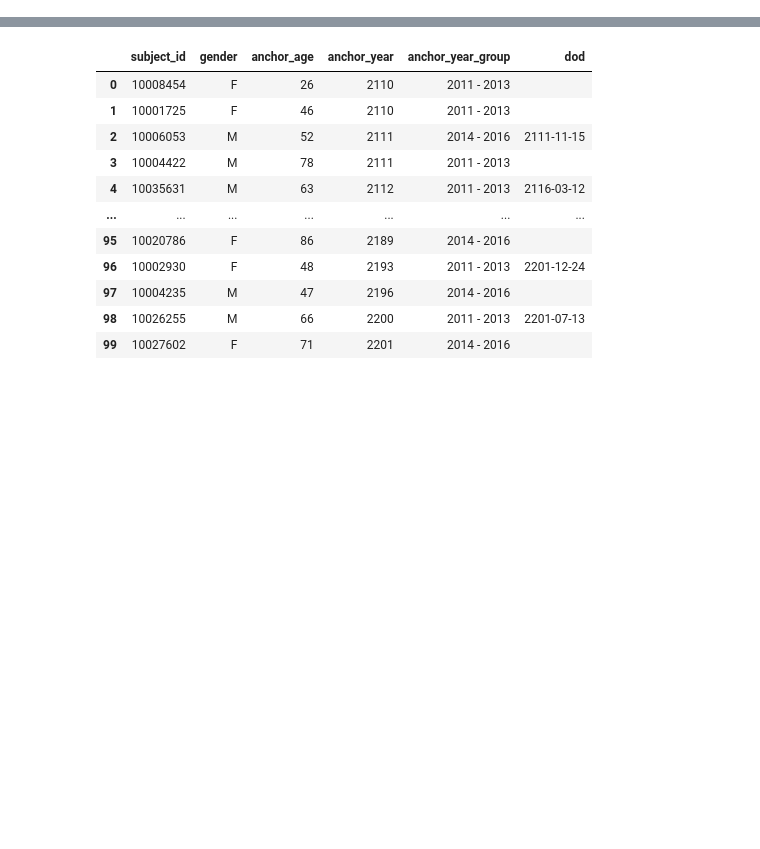
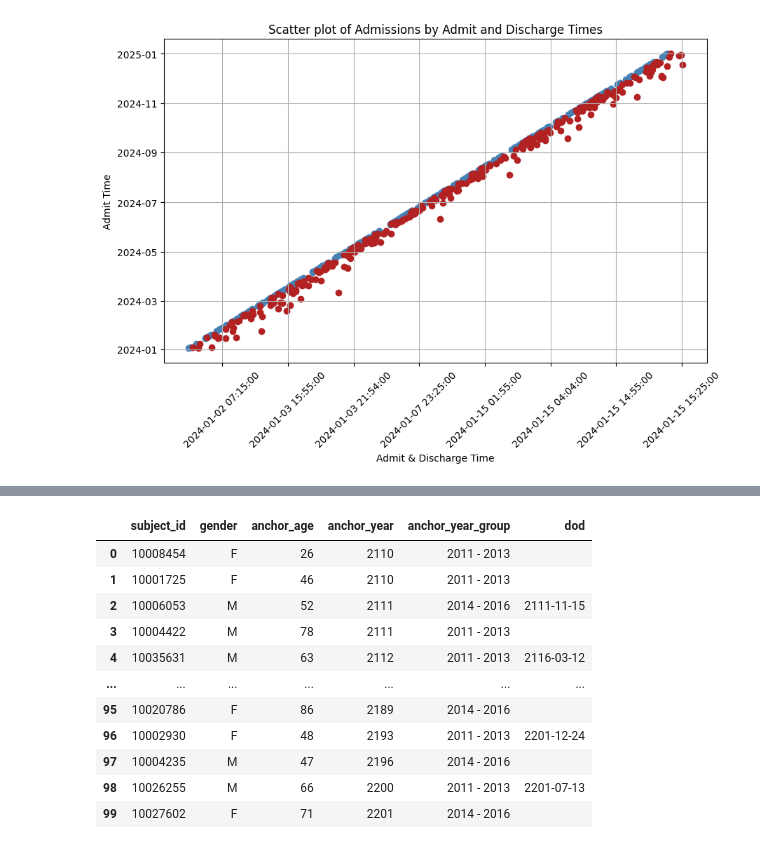
Before and after one commit to kkkarnav/MIMIC, a Jupyter notebook: 1_data_creation.ipynb, the cells around one changed output, grey strips where cells are left out. Saved outputs shown, nothing was run; the diff lists cells and outputs as text; code cells hidden in the pictures; blank space fills up the shorter version.

Commit message:
feat: duration of stay

```diff
--- a/1_data_creation.ipynb
+++ b/1_data_creation.ipynb
@@ -26,0 +30,7 @@ df
+# %%
+df = df.sort_values(by=["admittime"]).reset_index(drop=True)
+df['admittime'] = df['admittime'].apply(lambda x: pd.to_datetime(x).replace(year=2024))
+df['dischtime'] = df['dischtime'].apply(lambda x: pd.to_datetime(x).replace(year=2024))
+df['dischtime'] = df.apply(lambda row: pd.to_datetime(row['dischtime']).replace(year=2025) if row['dischtime'].month < row['admittime'].month else row['dischtime'], axis=1)
+df["duration_of_stay"] = pd.to_datetime(df["dischtime"]) - pd.to_datetime(df["admittime"])
+df
@@ -26,0 +51,16 @@ df
+# %%
+plt.figure(figsize=(10, 6))
+plt.scatter(pd.to_datetime(df.loc[:, 'admittime']), df.loc[:, 'admittime'], color="steelblue")
+plt.scatter(pd.to_datetime(df.loc[:, 'dischtime']), df.loc[:, 'admittime'], color="firebrick")
+
+plt.gca().xaxis.set_major_formatter(plt.FixedFormatter(df.loc[:, 'admittime'].astype(str).unique()))
+plt.gca().xaxis.set_major_locator(MaxNLocator(integer=True, prune='both'))
+
+plt.xlabel('Admit & Discharge Time')
+plt.ylabel('Admit Time')
+plt.title('Scatter plot of Admissions by Admit and Discharge Times')
+plt.xticks(rotation=45)
+plt.grid(True)
+plt.show()
+# %% [output]
+[figure, added]
```
Also changed, not shown: parts of 5 cells of this notebook.
